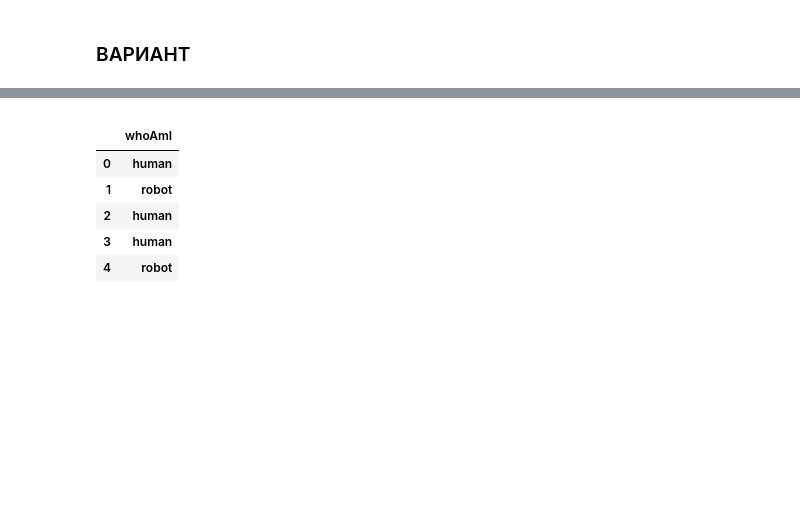
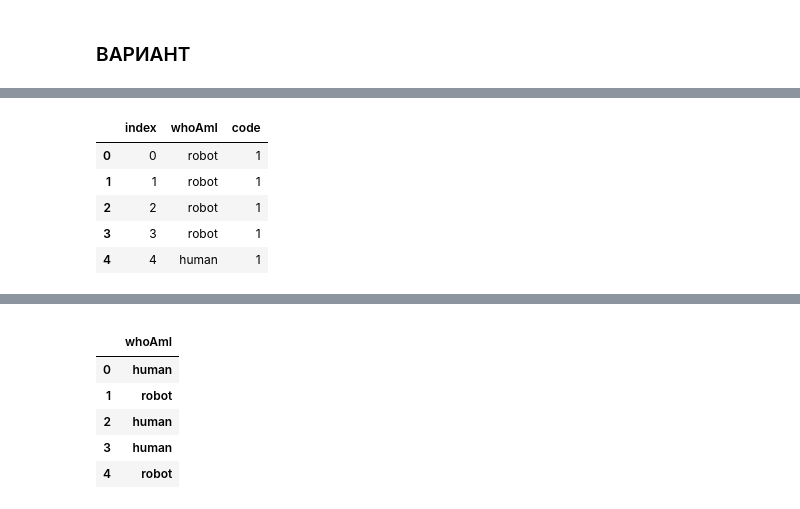
Before and after one commit to DilyaKh/Python_Task_9_Attestation_Pandas, a Jupyter notebook: Python_Task_9_Attestation_Pandas.ipynb, the cells around one changed output, grey strips where cells are left out. Saved outputs shown, nothing was run; the diff lists cells and outputs as text; code cells hidden in the pictures; blank space fills up the shorter version.

```diff
--- a/Python_Task_9_Attestation_Pandas.ipynb
+++ b/Python_Task_9_Attestation_Pandas.ipynb
@@ -68,0 +136,7 @@ data.head()
+# %%
+# Производим "сбрасывание" индекса, чтобы впоследствии
+# иметь возможность обращаться к полю с индексами:
+
+one_hot_df_1 = data.reset_index()
+
+one_hot_df_1.head()
@@ -68,0 +150,13 @@ data.head()
+# %%
+# Добавляем вспомогателный столбец для заполнения значений:
+
+one_hot_df_1['code'] = 1
+
+one_hot_df_1.head()
+# %% [output]
+|  | index | whoAmI | code |
+| 0 | 0 | robot | 1 |
+| 1 | 1 | robot | 1 |
+| 2 | 2 | robot | 1 |
+| 3 | 3 | robot | 1 |
+| 4 | 4 | human | 1 |
```
Also changed, not shown: parts of 19 cells of this notebook.
